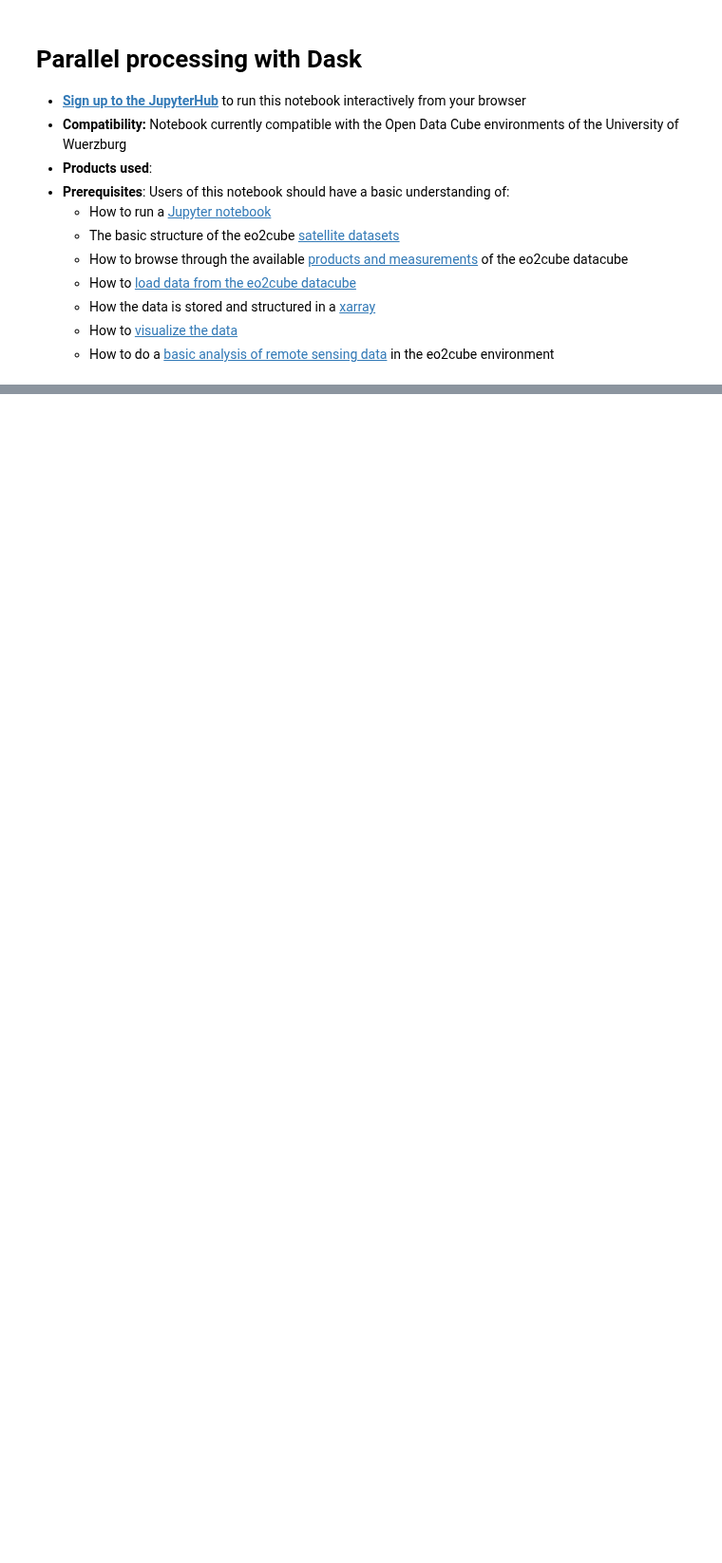
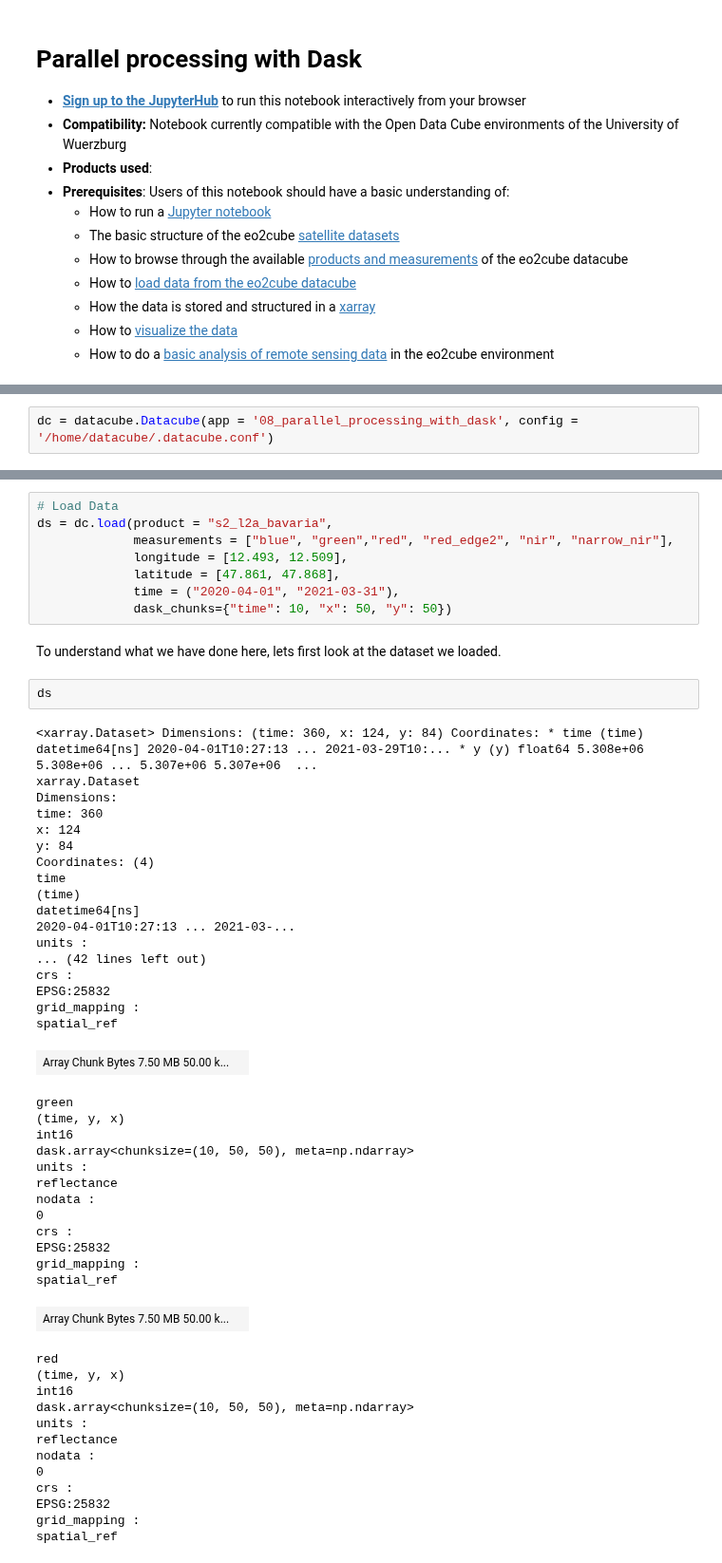
Before and after one commit to eo2cube/eo2cube_notebooks, a Jupyter notebook: get_started/intro_to_eo2cube/08_parallel_processing_with_dask.ipynb, the cells around one changed output, grey strips where cells are left out. Shown at 95% size. Cells and saved outputs as stored; diff of their text form; blank space fills up the shorter version.

```diff
--- a/get_started/intro_to_eo2cube/08_parallel_processing_with_dask.ipynb
+++ b/get_started/intro_to_eo2cube/08_parallel_processing_with_dask.ipynb
@@ -16,0 +35,2 @@
+# %%
+dc = datacube.Datacube(app = '08_parallel_processing_with_dask', config = '/home/datacube/.datacube.conf')
@@ -16,0 +60,56 @@
+# %%
+# Load Data
+ds = dc.load(product = "s2_l2a_bavaria",
+             measurements = ["blue", "green","red", "red_edge2", "nir", "narrow_nir"],
+             longitude = [12.493, 12.509],
+             latitude = [47.861, 47.868],
+             time = ("2020-04-01", "2021-03-31"),
+             dask_chunks={"time": 10, "x": 50, "y": 50})
+# %% [markdown]
+To understand what we have done here, lets first look at the dataset we loaded.
+# %%
+ds
+# %% [output]
+<xarray.Dataset> Dimensions: (time: 360, x: 124, y: 84) Coordinates: * time (time) datetime64[ns] 2020-04-01T10:27:13 ... 2021-03-29T10:... * y (y) float64 5.308e+06 5.308e+06 ... 5.307e+06 5.307e+06  ...
+xarray.Dataset
+Dimensions:
+time: 360
+x: 124
+y: 84
+Coordinates: (4)
+time
+(time)
+datetime64[ns]
+2020-04-01T10:27:13 ... 2021-03-...
+units :
+... (42 lines left out)
+crs :
+EPSG:25832
+grid_mapping :
+spatial_ref
+| Array Chunk Bytes 7.50 MB 50.00 k... |  |
+green
+(time, y, x)
+int16
+dask.array<chunksize=(10, 50, 50), meta=np.ndarray>
+units :
+reflectance
+nodata :
+0
+crs :
+EPSG:25832
+grid_mapping :
+spatial_ref
+| Array Chunk Bytes 7.50 MB 50.00 k... |  |
+red
+(time, y, x)
+int16
+dask.array<chunksize=(10, 50, 50), meta=np.ndarray>
+units :
+reflectance
+nodata :
+0
+crs :
+EPSG:25832
+grid_mapping :
+spatial_ref
```
Also changed, not shown: parts of 16 cells of this notebook.
